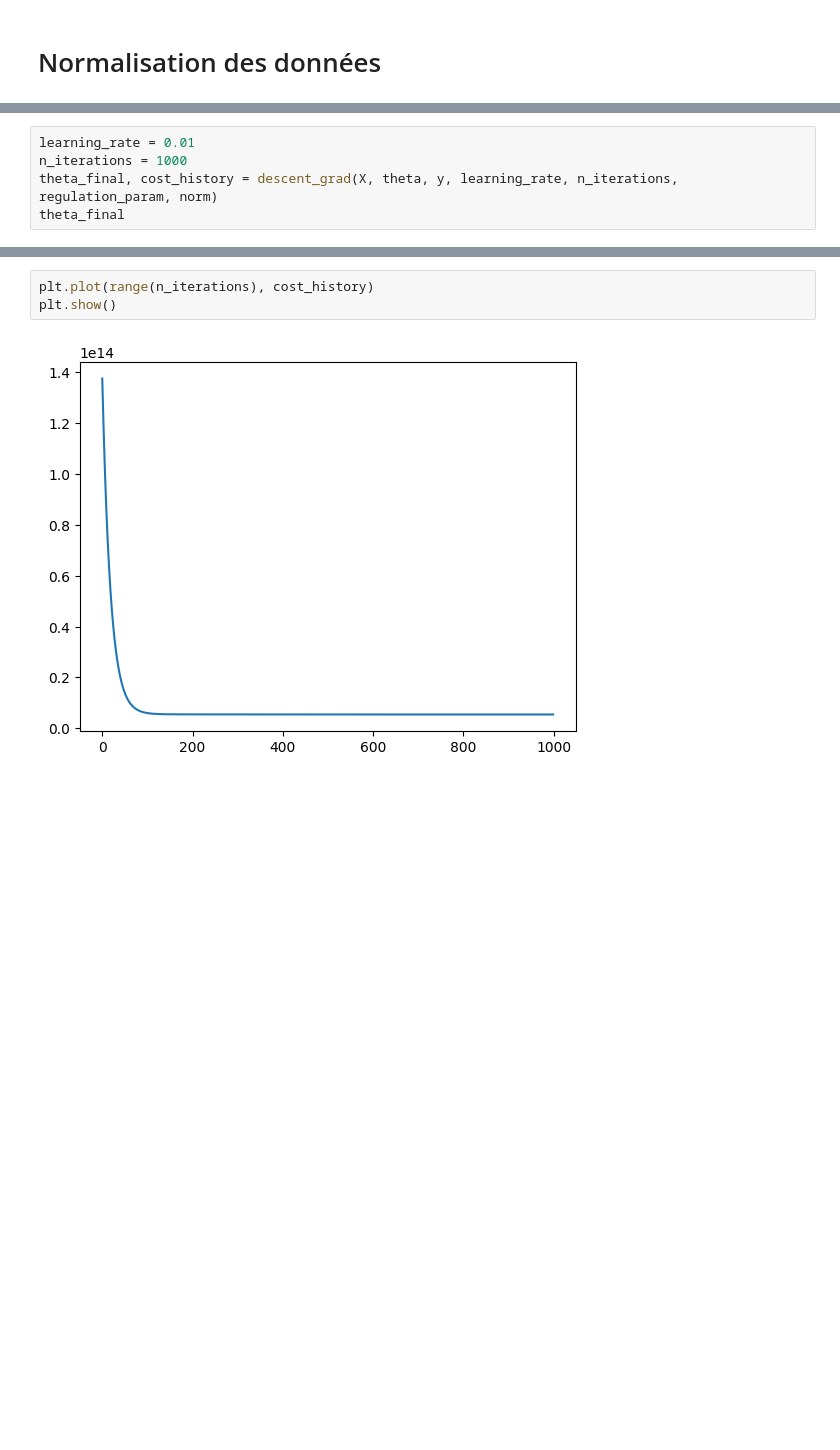
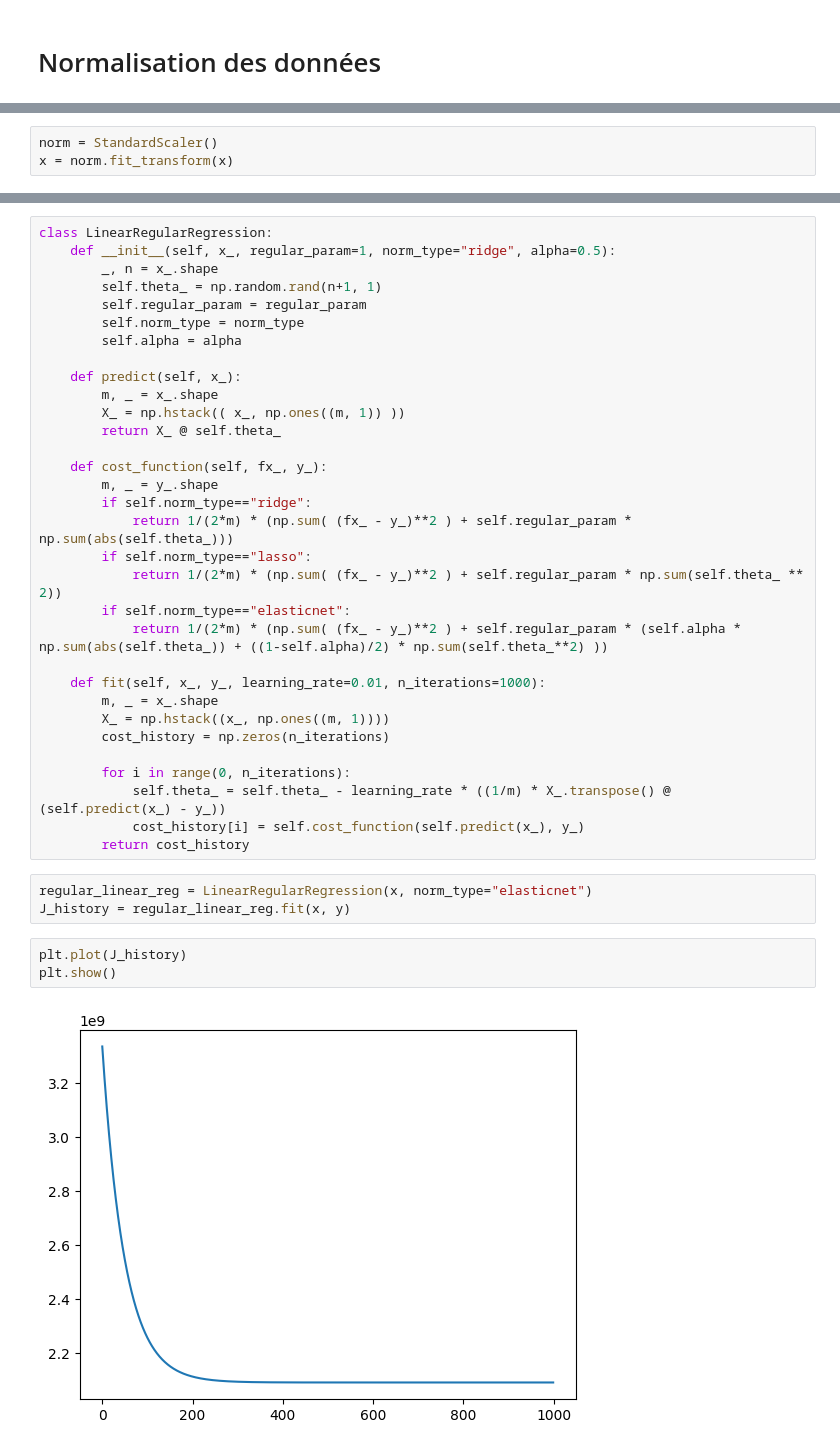
Before and after one commit to chanwinharold/ML_algorithms_from_scratch, a Jupyter notebook: penalisee_linear_regression_with_numpy.ipynb, the cells around one changed output, grey strips where cells are left out. Saved outputs shown, nothing was run; the diff lists cells and outputs as text; blank space fills up the shorter version.

```diff
--- a/penalisee_linear_regression_with_numpy.ipynb
+++ b/penalisee_linear_regression_with_numpy.ipynb
@@ -30,3 +18,6 @@ array([[ 0.96415008, -0.87391021],
+# %%
+norm = StandardScaler()
+x = norm.fit_transform(x)
 # %%
 x1 = x[:, 0]
 x2 = x[:, 1]
@@ -122,5 +59,0 @@ np.float64(144892063227131.2)
-# %%
-learning_rate = 0.01
-n_iterations = 1000
-theta_final, cost_history = descent_grad(X, theta, y, learning_rate, n_iterations, regulation_param, norm)
-theta_final
@@ -142,5 +60,40 @@ array([[354411.68119348],
+# %%
+class LinearRegularRegression:
+    def __init__(self, x_, regular_param=1, norm_type="ridge", alpha=0.5):
+        _, n = x_.shape
+        self.theta_ = np.random.rand(n+1, 1)
+        self.regular_param = regular_param
+        self.norm_type = norm_type
+        self.alpha = alpha
+
+    def predict(self, x_):
+        m, _ = x_.shape
+        X_ = np.hstack(( x_, np.ones((m, 1)) ))
+        return X_ @ self.theta_
+
+    def cost_function(self, fx_, y_):
+        m, _ = y_.shape
+        if self.norm_type=="ridge":
+            return 1/(2*m) * (np.sum( (fx_ - y_)**2 ) + self.regular_param * np.sum(abs(self.theta_)))
+        if self.norm_type=="lasso":
+            return 1/(2*m) * (np.sum( (fx_ - y_)**2 ) + self.regular_param * np.sum(self.theta_ ** 2))
+        if self.norm_type=="elasticnet":
+            return 1/(2*m) * (np.sum( (fx_ - y_)**2 ) + self.regular_param * (self.alpha * np.sum(abs(self.theta_)) + ((1-self.alpha)/2) * np.sum(self.theta_**2) ))
+
+    def fit(self, x_, y_, learning_rate=0.01, n_iterations=1000):
+        m, _ = x_.shape
+        X_ = np.hstack((x_, np.ones((m, 1))))
+        cost_history = np.zeros(n_iterations)
+
+        for i in range(0, n_iterations):
+            self.theta_ = self.theta_ - learning_rate * ((1/m) * X_.transpose() @ (self.predict(x_) - y_))
+            cost_history[i] = self.cost_function(self.predict(x_), y_)
+        return cost_history
+# %%
+regular_linear_reg = LinearRegularRegression(x, norm_type="elasticnet")
+J_history = regular_linear_reg.fit(x, y)
 # %%
-plt.plot(range(n_iterations), cost_history)
+plt.plot(J_history)
 plt.show()
 # %% [output]
-[figure, old version]
+[figure, new version]
```
Also changed, not shown: parts of 35 cells of this notebook, 1 other file.
